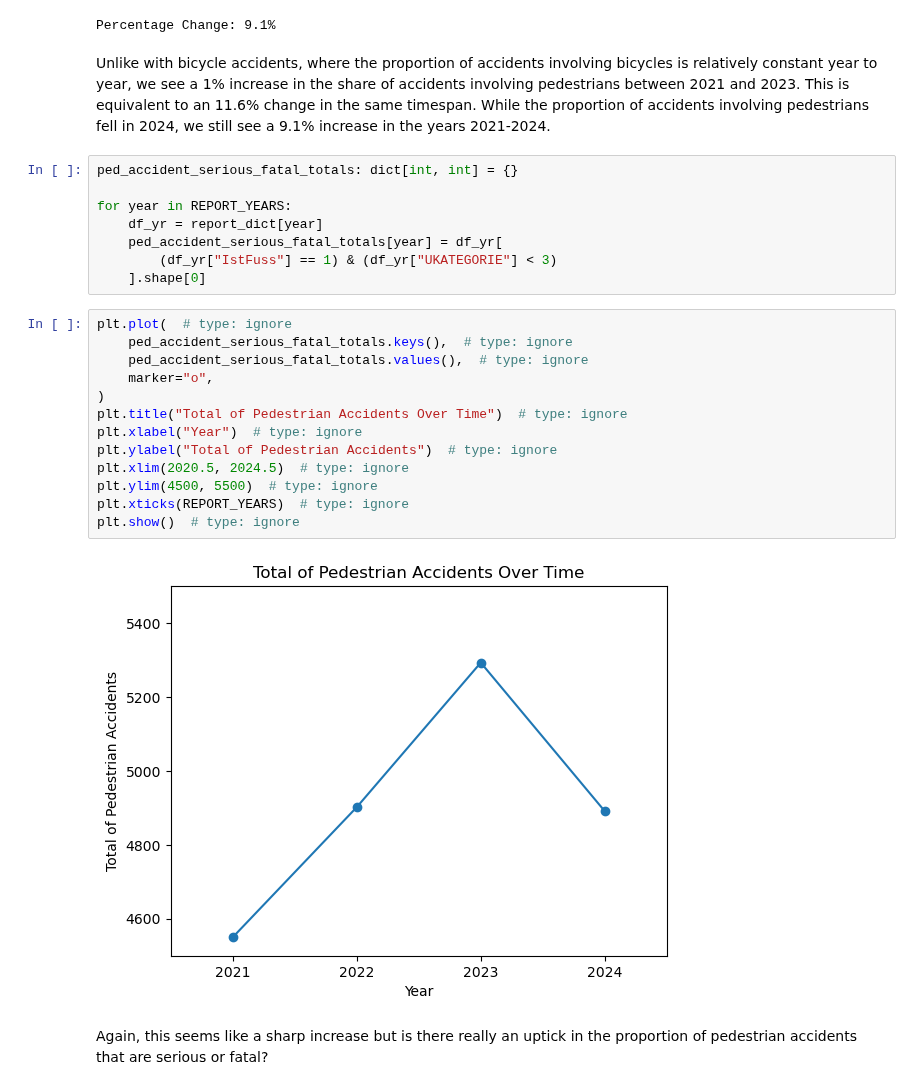
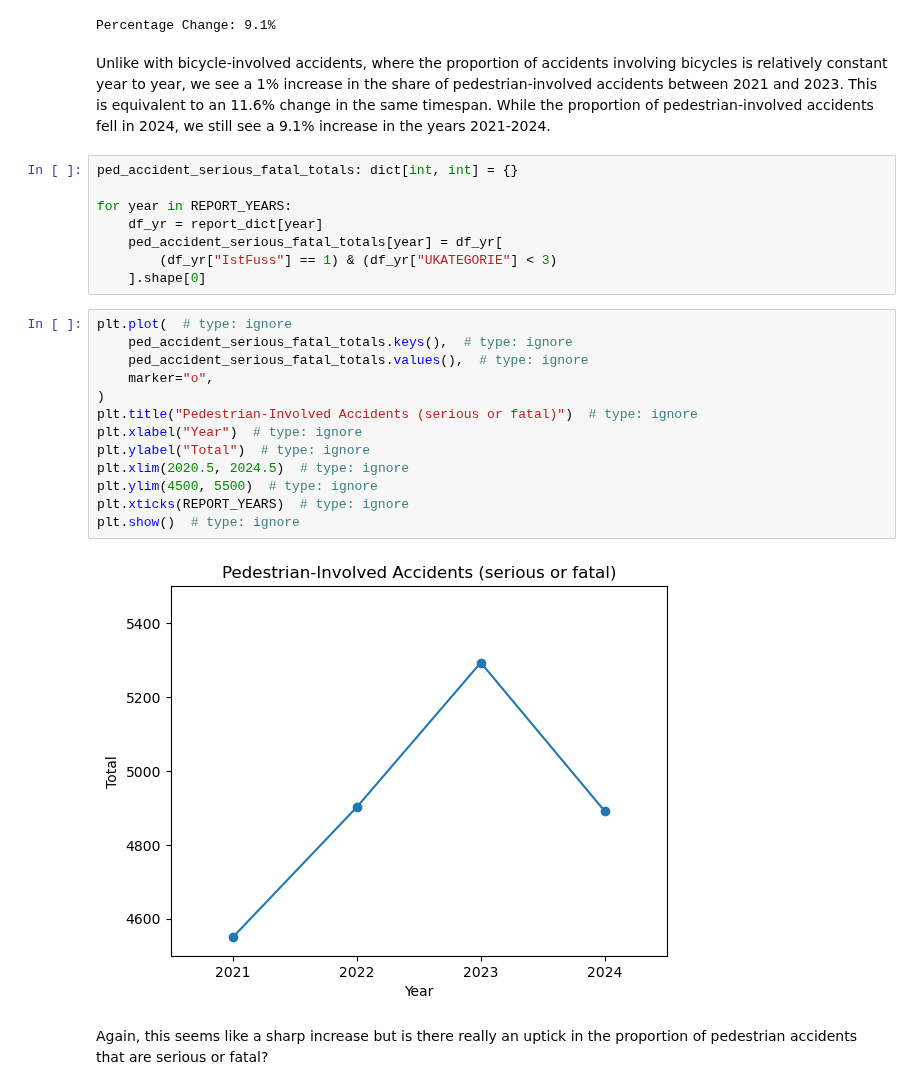
Before and after one commit to HumbleHominid/urban-mobility-risk-analysis, a Jupyter notebook: src/pedestrian_safety.ipynb, the cells around one changed output. Cells and saved outputs as stored; diff of their text form.

```diff
--- a/src/pedestrian_safety.ipynb
+++ b/src/pedestrian_safety.ipynb
@@ -64,7 +64,7 @@ print(f"Percentage Change: {pct_change:0.1f}%")
 # %% [output]
 Percentage Change: 9.1%
 # %% [markdown]
-Unlike with bicycle accidents, where the proportion of accidents involving bicycles is relatively constant year to year, we see a 1% increase in the share of accidents involving pedestrians between 2021 and 2023. This is equivalent to an 11.6% change in the same timespan. While the proportion of accidents involving pedestrians fell in 2024, we still see a 9.1% increase in the years 2021-2024.
+Unlike with bicycle-involved accidents, where the proportion of accidents involving bicycles is relatively constant year to year, we see a 1% increase in the share of pedestrian-involved accidents between 2021 and 2023. This is equivalent to an 11.6% change in the same timespan. While the proportion of pedestrian-involved accidents fell in 2024, we still see a 9.1% increase in the years 2021-2024.
 # %%
 ped_accident_serious_fatal_totals: dict[int, int] = {}
 
@@ -76,18 +76,18 @@ for year in REPORT_YEARS:
 # %%
 plt.plot(  # type: ignore
     ped_accident_serious_fatal_totals.keys(),  # type: ignore
     ped_accident_serious_fatal_totals.values(),  # type: ignore
     marker="o",
 )
-plt.title("Total of Pedestrian Accidents Over Time")  # type: ignore
+plt.title("Pedestrian-Involved Accidents (serious or fatal)")  # type: ignore
 plt.xlabel("Year")  # type: ignore
-plt.ylabel("Total of Pedestrian Accidents")  # type: ignore
+plt.ylabel("Total")  # type: ignore
 plt.xlim(2020.5, 2024.5)  # type: ignore
 plt.ylim(4500, 5500)  # type: ignore
 plt.xticks(REPORT_YEARS)  # type: ignore
 plt.show()  # type: ignore
 # %% [output]
-[figure, old version]
+[figure, new version]
 # %% [markdown]
 Again, this seems like a sharp increase but is there really an uptick in the proportion of pedestrian accidents that are serious or fatal?
 # %%
```
Also changed, not shown: parts of 7 cells of this notebook.
